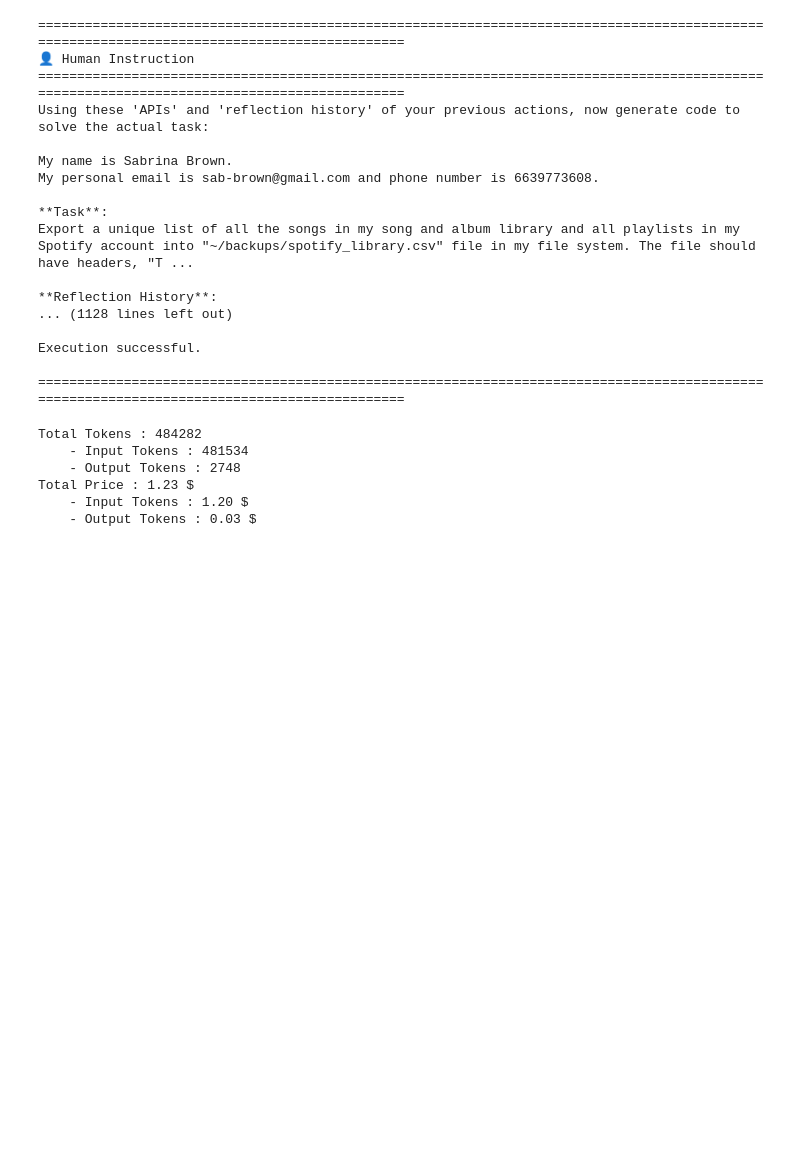
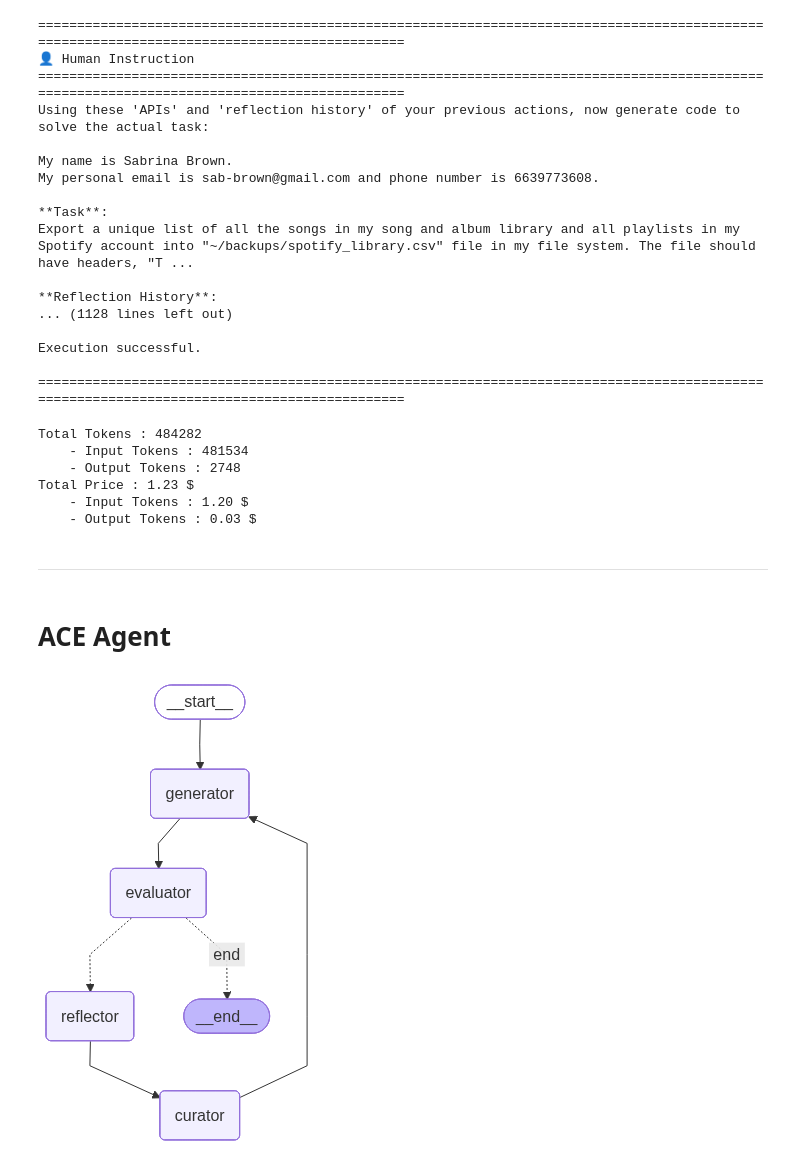
Before and after one commit to MartinusChoi/ReflACE, a Jupyter notebook: lab.ipynb, the cells around one changed output. Cells and saved outputs as stored; diff of their text form; code cells hidden in the pictures; blank space fills up the shorter version.

Commit message:
feat: Implement Agent Workflow that follows ACE (Agentic Context Engineering) framwork.

```diff
--- a/lab.ipynb
+++ b/lab.ipynb
@@ -248,3 +248,30 @@ Total Tokens : 484282
 Total Price : 1.23 $
     - Input Tokens : 1.20 $
     - Output Tokens : 0.03 $
+# %% [markdown]
+---
+# %% [markdown]
+# ACE Agent
+# %%
+from dotenv import load_dotenv
+from src.agents.ace import ACEAgent
+from IPython.display import Image, display
+from appworld import AppWorld, load_task_ids
+from src.utils.token_usage import calc_token_price
+
+load_dotenv()
+
+task_ids = load_task_ids(dataset_name='train')
+
+task_id = task_ids[10]
+
+env = AppWorld(
+    task_id=task_id,
+    ground_truth_mode='full'
+)
+
+ace_agent = ACEAgent(env=env)
+
+display(Image(ace_agent.agent.get_graph().draw_mermaid_png()))
+# %% [output]
+[figure, added]
```
Also changed, not shown: 7 other files.
